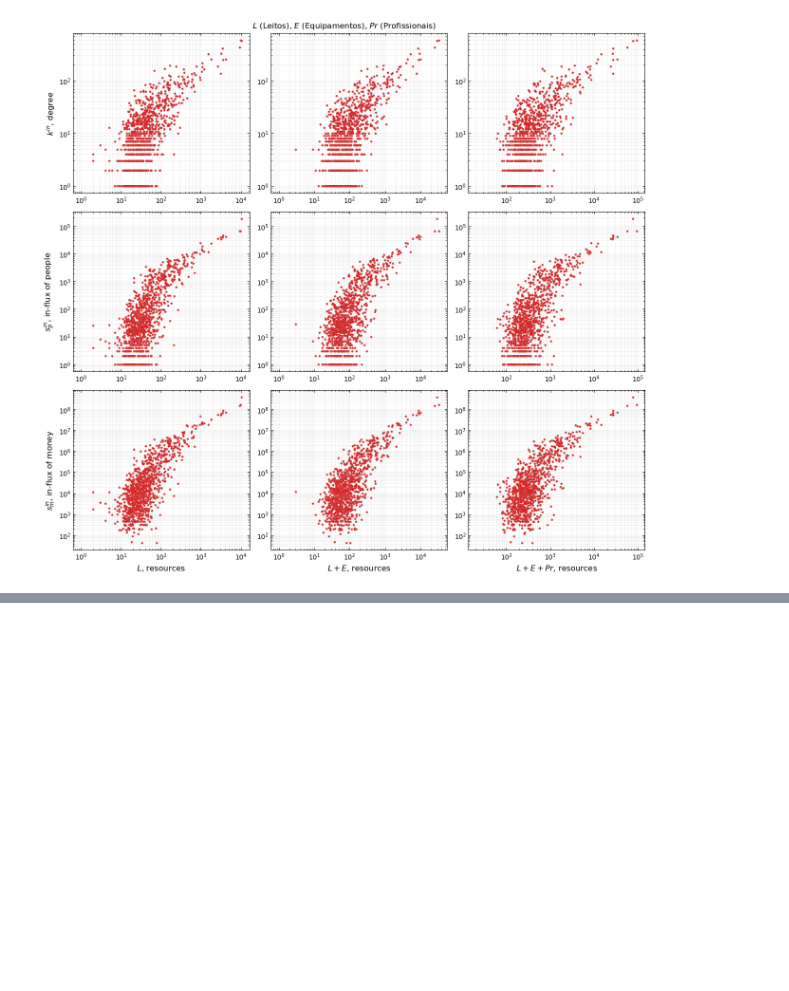
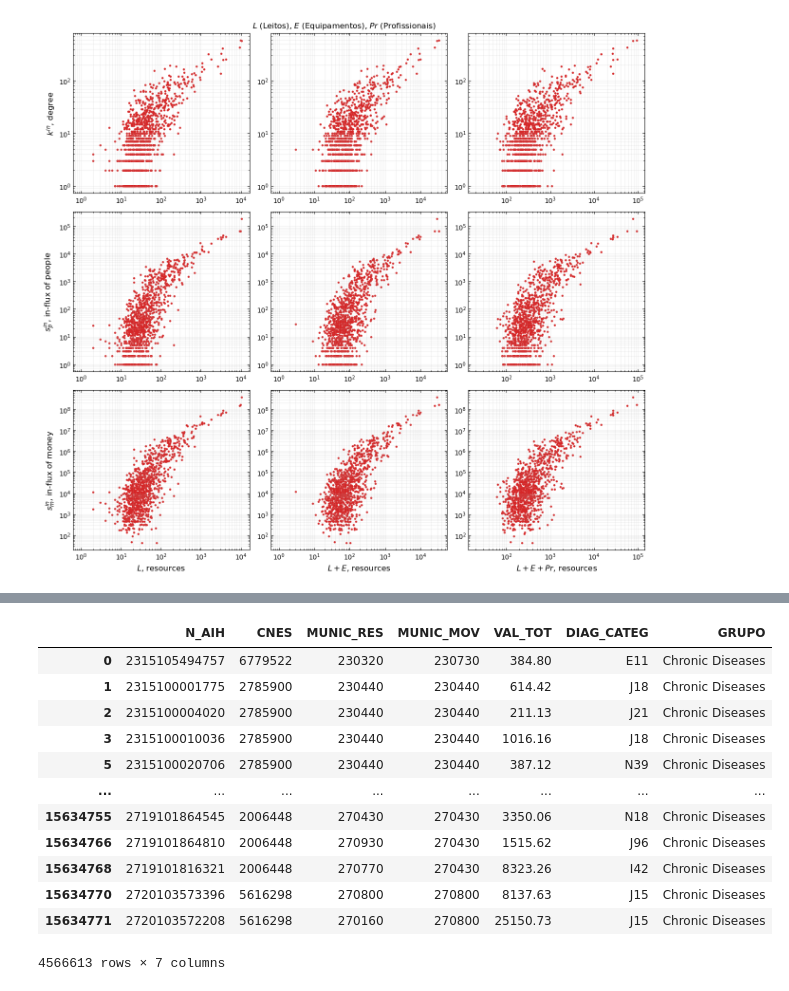
Before and after one commit to humbertocarmona/pyopensus, a Jupyter notebook: notebooks/networkanalysis/citynets.ipynb, the cells around one changed output, grey strips where cells are left out. Drawn from its saved outputs; the diff is of its cells as text; code cells hidden in the pictures; blank space fills up the shorter version.

```diff
--- a/notebooks/networkanalysis/citynets.ipynb
+++ b/notebooks/networkanalysis/citynets.ipynb
@@ -724,0 +771,14 @@ findfont: Generic family 'sans-serif' not found because none of the following fa
+# %%
+# -- connect with the CNES database
+dbpath = Path.home().joinpath("Documents", "data", "opendatasus")
+sihsus_name = "SIHSUS_NORDESTE_NO_SERVICE.db"
+
+sihsus_engine_url = f"sqlite:///{dbpath.joinpath(sihsus_name)}"
+sihsus_engine = create_engine(sihsus_engine_url)
+
+# -- access test
+q = f'''
+    SELECT * FROM aih_reduzida LIMIT 5
+'''
+df = perform_query(q, sihsus_engine)
+df.head(4)
@@ -724,0 +829,31 @@ findfont: Generic family 'sans-serif' not found because none of the following fa
+# %%
+icd10_chapter_letters = {
+    "A": "Acute Infectious Diseases",
+    "B": "Acute Infectious Diseases",
+    "V": "External Causes",
+    "W": "External Causes",
+    "X": "External Causes",
+    "Y": "External Causes",
+    "E": "Chronic Diseases",
+    "F": "Chronic Diseases",
+    "I": "Chronic Diseases",
+    "J": "Chronic Diseases",
+    "M": "Chronic Diseases",
+    "N": "Chronic Diseases"
+}
+icd10_chapter_letters = defaultdict(lambda: 'N/A', icd10_chapter_letters)
+df["GRUPO"] = df["DIAG_CATEG"].apply(lambda x: icd10_chapter_letters[x[:1]])
+# %% [output]
+|  | N_AIH | CNES | MUNIC_RES | MUNIC_MOV | VAL_TOT | DIAG_CATEG | GRUPO |
+| 0 | 2315105494757 | 6779522 | 230320 | 230730 | 384.80 | E11 | Chronic Diseases |
+| 1 | 2315100001775 | 2785900 | 230440 | 230440 | 614.42 | J18 | Chronic Diseases |
+| 2 | 2315100004020 | 2785900 | 230440 | 230440 | 211.13 | J21 | Chronic Diseases |
+| 3 | 2315100010036 | 2785900 | 230440 | 230440 | 1016.16 | J18 | Chronic Diseases |
+| 5 | 2315100020706 | 2785900 | 230440 | 230440 | 387.12 | N39 | Chronic Diseases |
+| ... | ... | ... | ... | ... | ... | ... | ... |
+| 15634755 | 2719101864545 | 2006448 | 270430 | 270430 | 3350.06 | N18 | Chronic Diseases |
+| 15634766 | 2719101864810 | 2006448 | 270930 | 270430 | 1515.62 | J96 | Chronic Diseases |
+| 15634768 | 2719101816321 | 2006448 | 270770 | 270430 | 8323.26 | I42 | Chronic Diseases |
+| 15634770 | 2720103573396 | 5616298 | 270800 | 270800 | 8137.63 | J15 | Chronic Diseases |
+| 15634771 | 2720103572208 | 5616298 | 270160 | 270800 | 25150.73 | J15 | Chronic Diseases |
+4566613 rows × 7 columns
```
Also changed, not shown: parts of 12 cells of this notebook.
